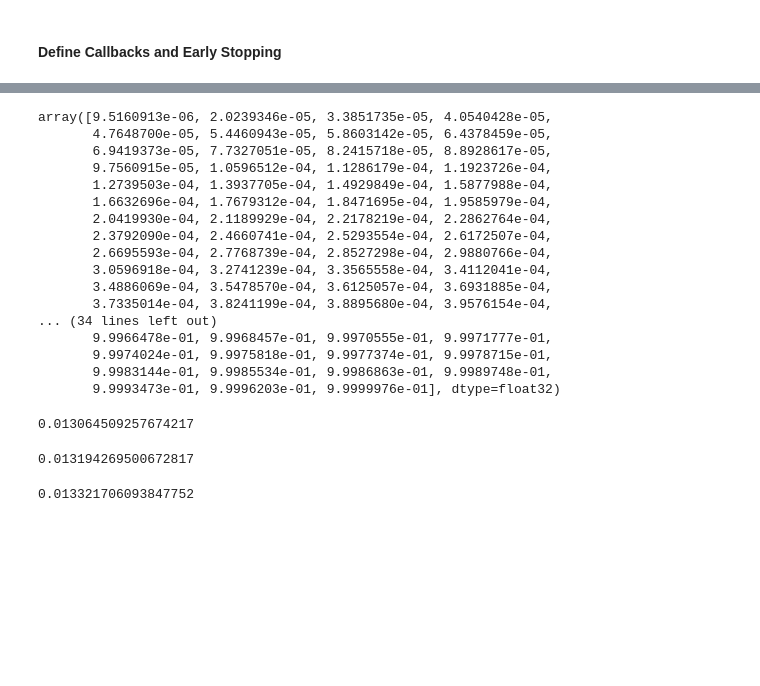
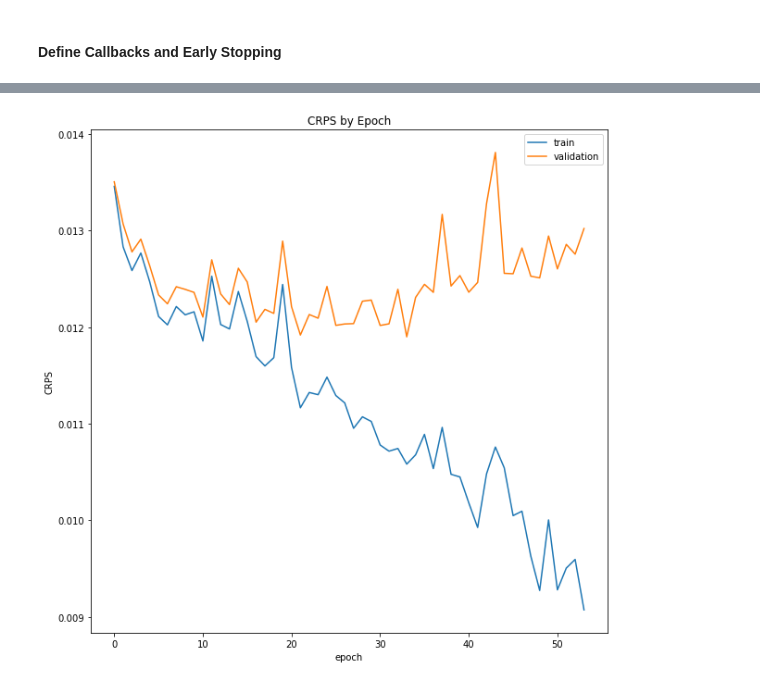
Before and after one commit to RyanCaldwell360/BigDataBowlRushing, a Jupyter notebook: modeling/offense_vs_defense_cnn.ipynb, the cells around one changed output, grey strips where cells are left out. Cells and saved outputs as stored; diff of their text form; code cells hidden in the pictures; blank space fills up the shorter version.

Commit message:
updated off x def features and model

```diff
--- a/modeling/offense_vs_defense_cnn.ipynb
+++ b/modeling/offense_vs_defense_cnn.ipynb
@@ -207,18 +213,19 @@ class Metric(Callback):
 es = EarlyStopping(monitor='val_CRPS',
                    mode='min',
                    restore_best_weights=True,
-                   verbose=0,
-                   patience=10)
+                   verbose=1,
+                   patience=20)
 
 es.set_model(model)
 
-metric = Metric(model, [es], [X_val, y_val])
+metric = Metric(model, [es], [(X_train, y_train),
+                              (X_val, y_val)])
 
 opt = Adam(learning_rate=0.001)
 # %%
-model.compile(loss=crps, optimizer=opt)
+model.compile(optimizer=opt, loss=crps)
 # %%
-n_epochs = 30
+n_epochs = 100
 batch_size = 64
 # %%
 %%time
@@ -270,32 +258,18 @@ array([0., 0., 0., 0., 0., 0., 0., 0., 0., 0., 0., 0., 0., 0., 0., 0., 0.,
-# %%
-np.cumsum(train_preds[0])
-# %% [output]
-array([9.5160913e-06, 2.0239346e-05, 3.3851735e-05, 4.0540428e-05,
-       4.7648700e-05, 5.4460943e-05, 5.8603142e-05, 6.4378459e-05,
-       6.9419373e-05, 7.7327051e-05, 8.2415718e-05, 8.8928617e-05,
-       9.7560915e-05, 1.0596512e-04, 1.1286179e-04, 1.1923726e-04,
-       1.2739503e-04, 1.3937705e-04, 1.4929849e-04, 1.5877988e-04,
-       1.6632696e-04, 1.7679312e-04, 1.8471695e-04, 1.9585979e-04,
-       2.0419930e-04, 2.1189929e-04, 2.2178219e-04, 2.2862764e-04,
-       2.3792090e-04, 2.4660741e-04, 2.5293554e-04, 2.6172507e-04,
-       2.6695593e-04, 2.7768739e-04, 2.8527298e-04, 2.9880766e-04,
-       3.0596918e-04, 3.2741239e-04, 3.3565558e-04, 3.4112041e-04,
-       3.4886069e-04, 3.5478570e-04, 3.6125057e-04, 3.6931885e-04,
-       3.7335014e-04, 3.8241199e-04, 3.8895680e-04, 3.9576154e-04,
-... (34 lines left out)
-       9.9966478e-01, 9.9968457e-01, 9.9970555e-01, 9.9971777e-01,
-       9.9974024e-01, 9.9975818e-01, 9.9977374e-01, 9.9978715e-01,
-       9.9983144e-01, 9.9985534e-01, 9.9986863e-01, 9.9989748e-01,
-       9.9993473e-01, 9.9996203e-01, 9.9999976e-01], dtype=float32)
-# %%
-float(crps(y_train, train_preds))
-# %% [output]
-0.013064509257674217
-# %%
-float(crps(y_val, val_preds))
-# %% [output]
-0.013194269500672817
-# %%
-float(crps(y_test, test_preds))
-# %% [output]
-0.013321706093847752
+# %%
+history = model.history.history
+
+train_history = history['train_CRPS']
+val_history = history['val_CRPS']
+
+indexes = [x for x in range(len(val_history))]
+# %%
+plt.figure(figsize=(10,10))
+plt.plot(indexes, train_history)
+plt.plot(indexes, val_history)
+plt.xlabel('epoch')
+plt.ylabel('CRPS')
+plt.title('CRPS by Epoch')
+plt.legend(['train','validation'])
+plt.show()
+# %% [output]
+[figure, added]
```
Also changed, not shown: parts of 21 cells of this notebook, 6 other files.
